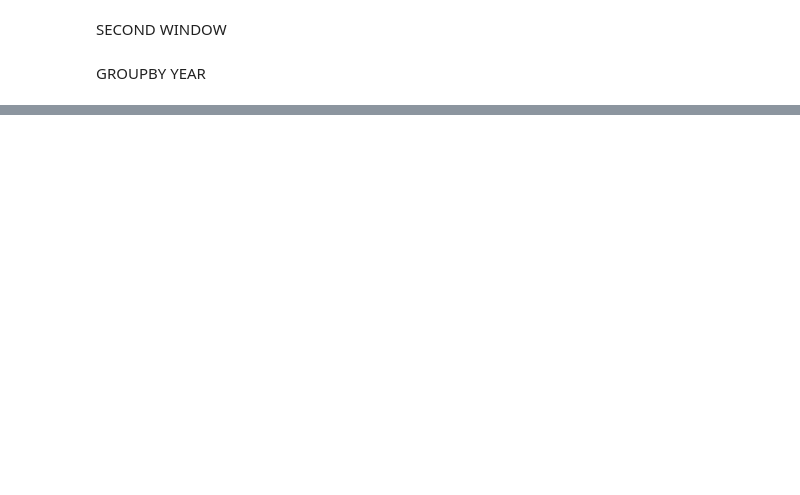
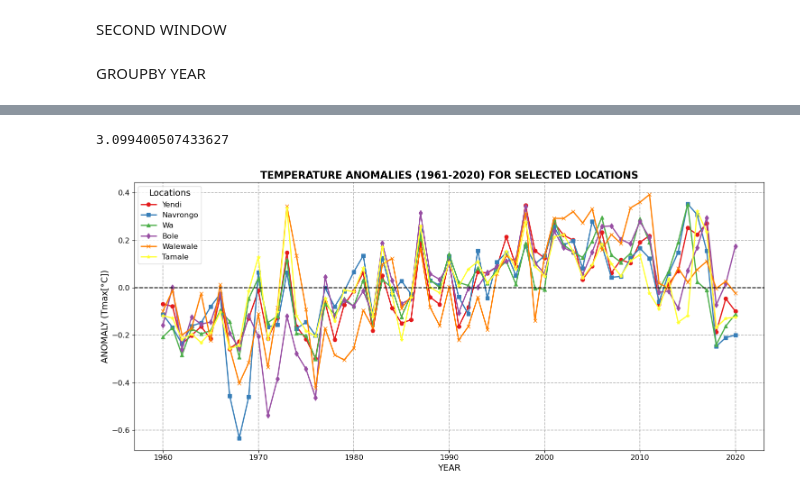
Before and after one commit to damponsah20/MAXIMUM-TEMPERATURE-ANALYSIS, a Jupyter notebook: NEW HEATWAVES PROJECT.ipynb, the cells around one changed output, grey strips where cells are left out. Saved outputs shown, nothing was run; the diff lists cells and outputs as text; code cells hidden in the pictures; blank space fills up the shorter version.

```diff
--- a/NEW HEATWAVES PROJECT.ipynb
+++ b/NEW HEATWAVES PROJECT.ipynb
@@ -356,0 +395,14 @@ plt.show()
+# %%
+yendi = pd.read_csv(file_path1, delim_whitespace=True, header=None, names=["year", "month", "day", "Tmax"])
+Navrongo = pd.read_csv(file_path2, delim_whitespace=True, header=None, names=["year", "month", "day", "Tmax"])
+Wa= pd.read_csv(file_path3, delim_whitespace=True, header=None, names=["year", "month", "day", "Tmax"])
+Bole = pd.read_csv(file_path4, delim_whitespace=True, header=None, names=["year", "month", "day", "Tmax"])
+Walewale = pd.read_csv(file_path5, delim_whitespace=True, header=None, names=["year", "month", "day", "Tmax"])
+Tamale = pd.read_csv(file_path6, delim_whitespace=True, header=None, names=["year", "month", "day", "Tmax"])
+# %%
+annual_yendi = yendi.groupby('year')['Tmax'].mean().reset_index()
+annual_Navrongo = Navrongo.groupby('year')['Tmax'].mean().reset_index()
+annual_Wa = Wa.groupby('year')['Tmax'].mean().reset_index()
+annual_Bole = Bole.groupby('year')['Tmax'].mean().reset_index()
+annual_Walewale = Walewale.groupby('year')['Tmax'].mean().reset_index()
+annual_Tamale = Tamale.groupby('year')['Tmax'].mean().reset_index()
@@ -356,0 +478,48 @@ plt.show()
+# %%
+overall_std_tmax_yendi
+# %% [output]
+3.099400507433627
+# %%
+import matplotlib.pyplot as plt
+import seaborn as sns
+
+# Set a color palette for the plot
+sns.set_palette("Set1")
+
+# Create a plot with a figure and axis
+plt.figure(figsize=(15, 7))
+
+# Plot the anomalies for each location with improved styles
+plt.plot(annual_yendi['year'], annual_yendi['Anomaly'], label="Yendi", marker='o', markersize=6, linewidth=2)
+plt.plot(annual_Navrongo['year'], annual_Navrongo['Anomaly'], label="Navrongo", marker='s', markersize=6, linewidth=2)
+plt.plot(annual_Wa['year'], annual_Wa['Anomaly'], label="Wa", marker='^', markersize=6, linewidth=2)
+plt.plot(annual_Bole['year'], annual_Bole['Anomaly'], label="Bole", marker='d', markersize=6, linewidth=2)
+plt.plot(annual_Walewale['year'], annual_Walewale['Anomaly'], label="Walewale", marker='x', markersize=6, linewidth=2)
+plt.plot(annual_Tamale['year'], annual_Tamale['Anomaly'], label="Tamale", marker='*', markersize=6, linewidth=2)
+
+# Add a horizontal line at y=0 (zero anomaly line)
+plt.axhline(y=0, color='black', linestyle='--', linewidth=1.5)
+
+# Add gridlines to the plot
+plt.grid(True, which='both', linestyle='--', linewidth=1.1)
+
+# Set plot title and labels with improved font sizes
+plt.title('TEMPERATURE ANOMALIES (1961-2020) FOR SELECTED LOCATIONS', fontsize=16, fontweight='bold')
+plt.xlabel('YEAR', fontsize=14)
+plt.ylabel('ANOMALY (Tmax[°C])', fontsize=14)
+
+
+# Customize the legend
+plt.legend(title='Locations', fontsize=12, title_fontsize=14, loc='upper left')
+
+# Adjust the ticks on the axes for better readability
+plt.xticks(fontsize=12)
+plt.yticks(fontsize=12)
+
+# Apply a tight layout
+plt.tight_layout()
+
+# Show the plot
+plt.show()
+# %% [output]
+[figure, added]
```
Also changed, not shown: parts of 19 cells of this notebook.
